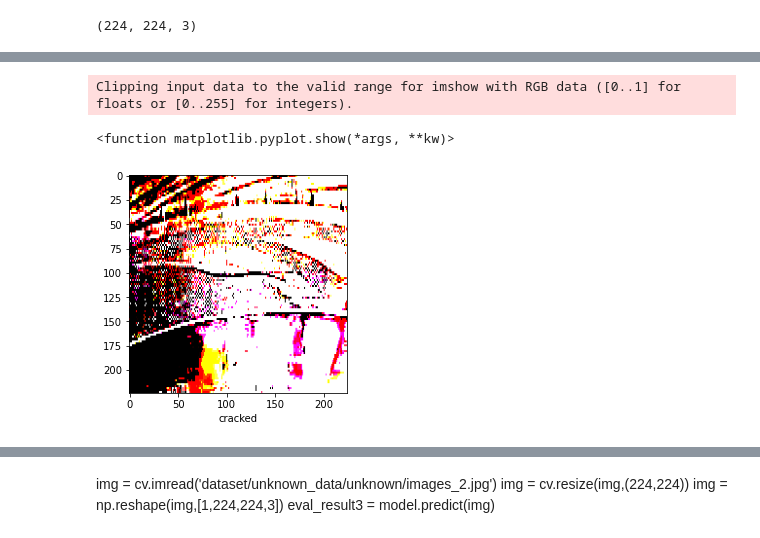
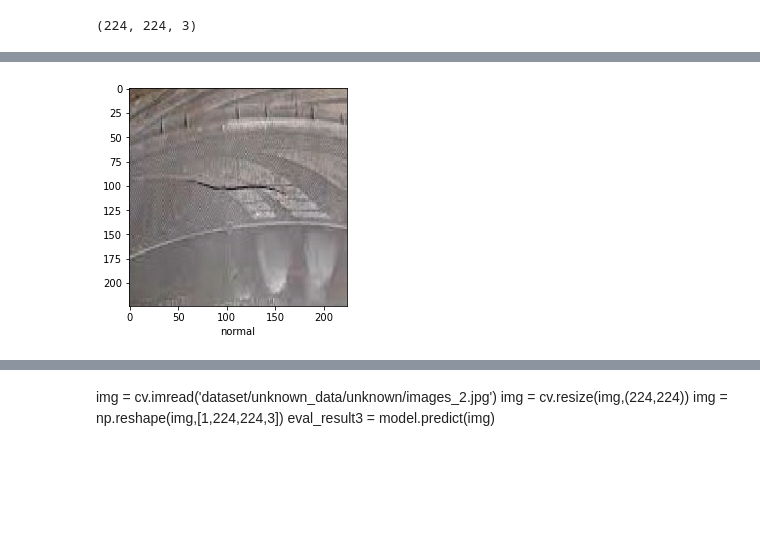
Before and after one commit to GavinK-ai/cv, a Jupyter notebook: myproject/cvPrj/resnet2customlayer.ipynb, the cells around one changed output, grey strips where cells are left out. Saved outputs shown, nothing was run; the diff lists cells and outputs as text; code cells hidden in the pictures; blank space fills up the shorter version.

```diff
--- a/myproject/cvPrj/resnet2customlayer.ipynb
+++ b/myproject/cvPrj/resnet2customlayer.ipynb
@@ -124,3 +106,9 @@ eval_result = model.evaluate(test_image)
 # %% [output]
 Test Accuracy
 11/11 [==============================] - 40s 3s/step - loss: 0.8418 - accuracy: 0.8554
+# %%
+#modelPath = "resnet_aug\cv_image_resnet_84.pt"
+modelPath = "resnetV2_aug\cv_image_resnetV2_57.pt"
+
+model = keras.models.load_model(modelPath)
+model.summary()
@@ -169,6 +174,7 @@ test_image2[0][0].shape
 # %%
 Labels = {0:'cracked', 1:'normal'}
 # %%
-i=0
+i=6
 img2 = test_image2[i][0]
+#img2 = np.uint8(img2)
 #img2 = ImageDataGenerator(rescale=1./255.)
@@ -194,8 +181,11 @@ array([[[ 90.95426 ,  71.77002 ,  62.76915 ],
+# %%
+#np.clip(img2,255,520,out=img2)
+#img2 = img2.astype('uint8')
+img2 = cv.normalize(src=img2, dst=None, alpha=0, beta=255, norm_type=cv.NORM_MINMAX, dtype=cv.CV_8U)
 # %%
 plt.imshow(img2)
 plt.xlabel(Labels[pred_class[i]])
-plt.show
+plt.show()
+#cv_64f to cv_u8
 # %% [output]
-Clipping input data to the valid range for imshow with RGB data ([0..1] for floats or [0..255] for integers).
-<function matplotlib.pyplot.show(*args, **kw)>
-[figure, old version]
+[figure, new version]
```
Also changed, not shown: parts of 9 cells of this notebook, 4 other files.
